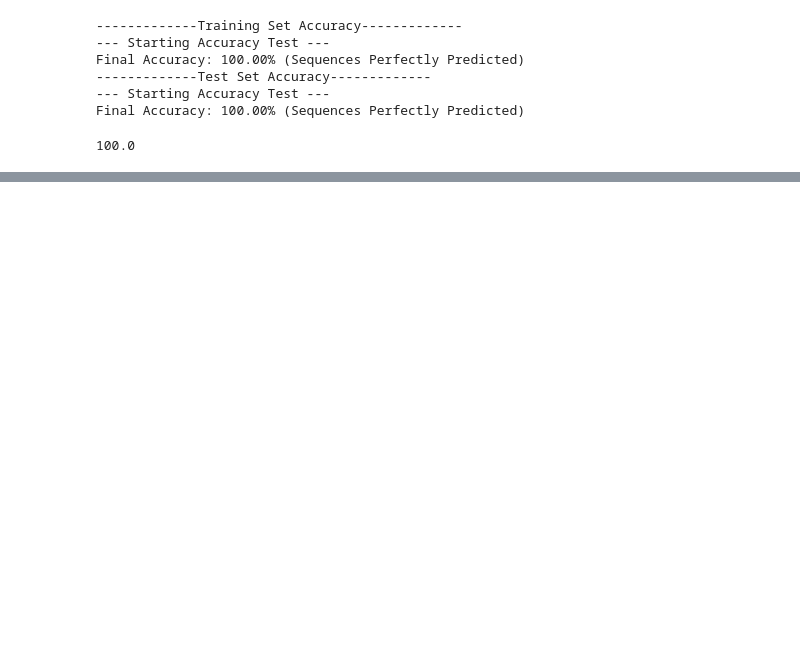
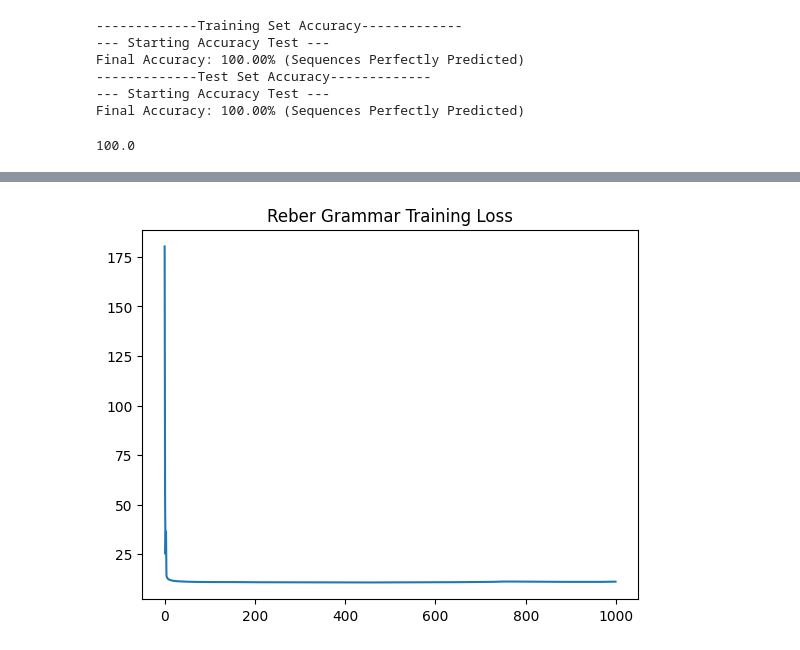
Before and after one commit to Project-Aquarius-White/simple-1997-lstm-reproduction, a Jupyter notebook: notebooks/Experiment Results/ReberGrammar-numpy.ipynb, the cells around one changed output, grey strips where cells are left out. Saved outputs shown, nothing was run; the diff lists cells and outputs as text; code cells hidden in the pictures; blank space fills up the shorter version.

```diff
--- a/notebooks/Experiment Results/ReberGrammar-numpy.ipynb
+++ b/notebooks/Experiment Results/ReberGrammar-numpy.ipynb
@@ -204,3 +207,39 @@ Final Accuracy: 100.00% (Sequences Perfectly Predicted)
 --- Starting Accuracy Test ---
 Final Accuracy: 100.00% (Sequences Perfectly Predicted)
 100.0
+# %%
+# Comparison with Standard RNN with BPTT
+from StandardRNN import RecurrentMewralNet
+
+INPUT_SIZE = 7
+HIDDEN_SIZE = 32
+LAYERS = 1
+OUTPUT_SIZE = 7
+
+RNN = RecurrentMewralNet(INPUT_SIZE, HIDDEN_SIZE, OUTPUT_SIZE, initialzation="random")
+
+EPOCHS = 1000
+LEARNING_RATE = 0.05
+
+loss_history = []
+for epoch in range(EPOCHS):
+    total_epoch_loss = 0
+
+    for i in range(len(X_train)):
+        x_seq = X_train[i]
+        y_seq = y_train[i]
+
+        loss = RNN.BPTT(x_seq, y_seq, learning_rate=LEARNING_RATE)
+
+        total_epoch_loss +=loss
+
+    if epoch % 20 == 0:
+        print(f"Epoch {epoch}: Loss = {(total_epoch_loss / len(X_train)):.5f}")
+
+    loss_history.append(total_epoch_loss)
+
+
+plt.plot(loss_history)
+plt.title("Reber Grammar Training Loss")
+plt.show()
+# %% [output]
@@ -206,0 +263 @@ Final Accuracy: 100.00% (Sequences Perfectly Predicted)
+[figure, added]
```
Also changed, not shown: parts of 5 cells of this notebook, 3 other files.
